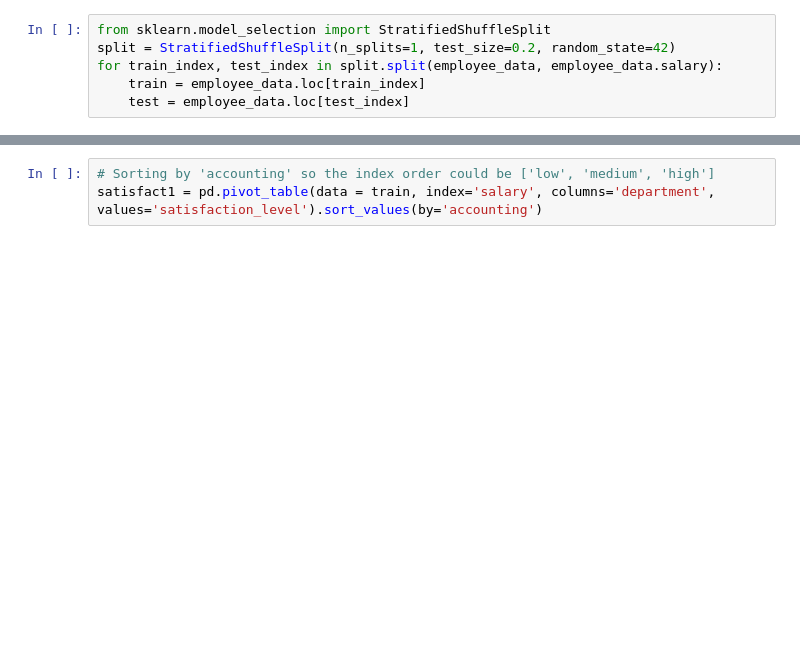
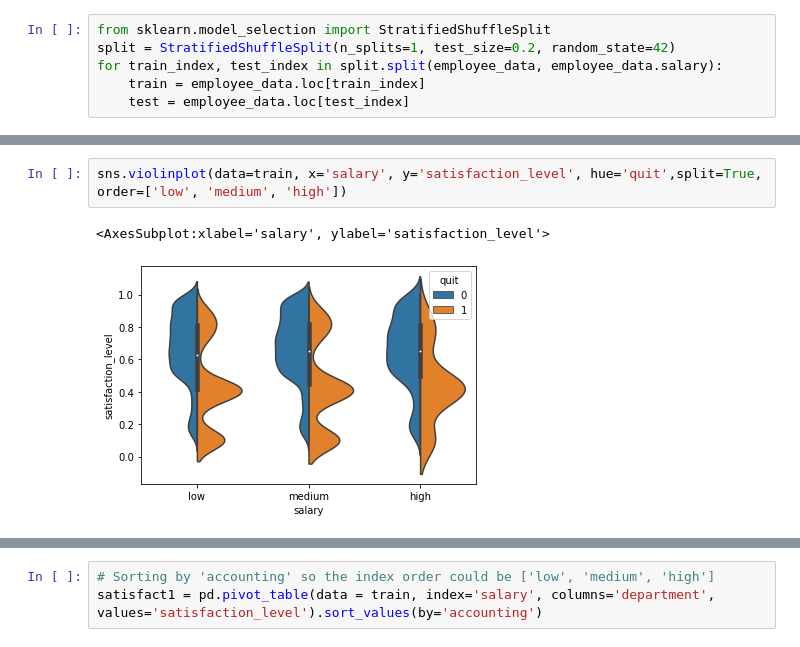
Before and after one commit to felipesveiga/Employee-Turnover, a Jupyter notebook: turnover.ipynb, the cells around one changed output, grey strips where cells are left out. Drawn from its saved outputs; the diff is of its cells as text; blank space fills up the shorter version.

```diff
--- a/turnover.ipynb
+++ b/turnover.ipynb
@@ -98,0 +134,5 @@ for train_index, test_index in split.split(employee_data, employee_data.salary):
+# %%
+sns.violinplot(data=train, x='salary', y='satisfaction_level', hue='quit',split=True, order=['low', 'medium', 'high'])
+# %% [output]
+<AxesSubplot:xlabel='salary', ylabel='satisfaction_level'>
+[figure, added]
```
Also changed, not shown: parts of 8 cells of this notebook.
